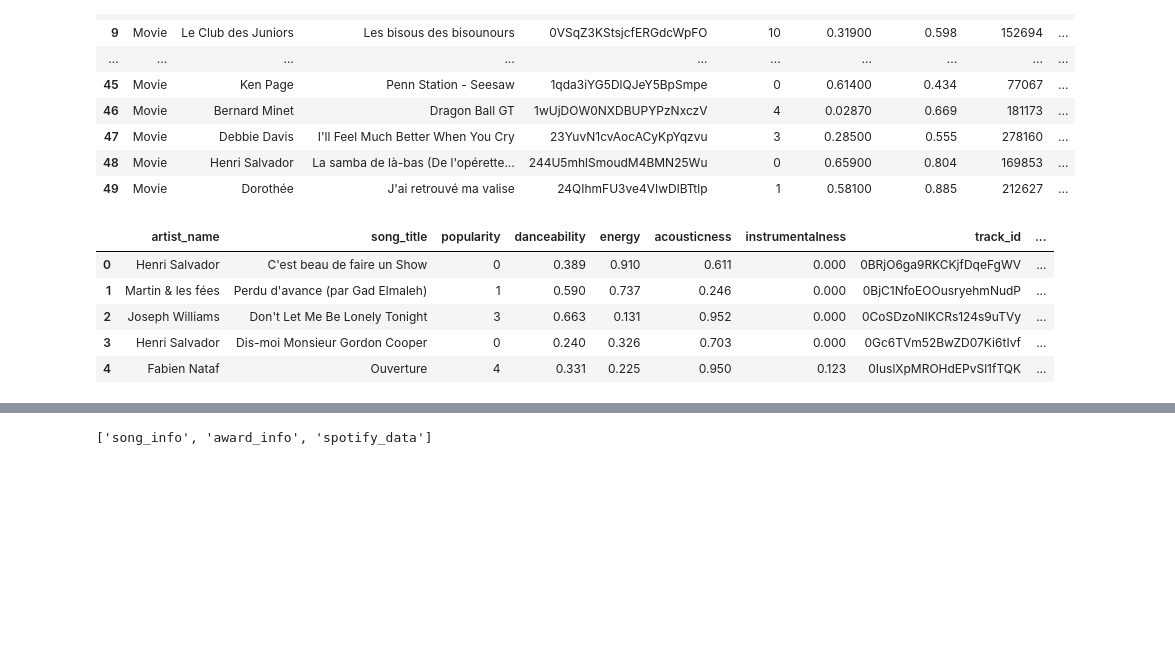
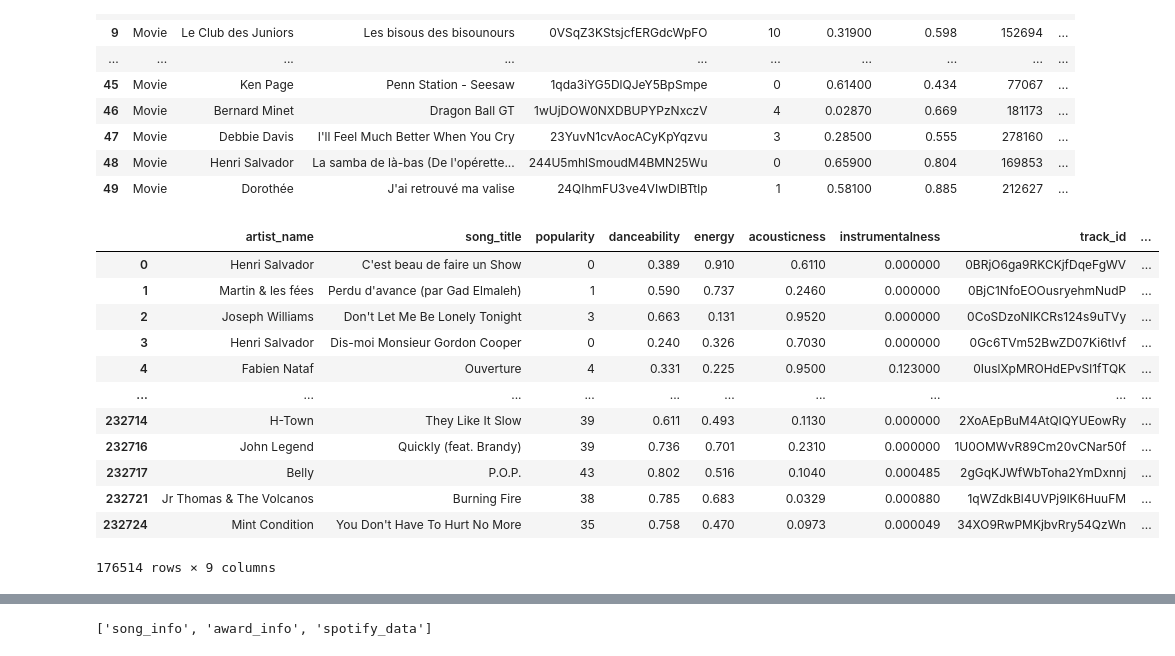
Before and after one commit to capnrick/ETL-Group-7, a Jupyter notebook: ETL _project.ipynb, the cells around one changed output, grey strips where cells are left out. Drawn from its saved outputs; the diff is of its cells as text; code cells hidden in the pictures; blank space fills up the shorter version.

```diff
--- a/ETL _project.ipynb
+++ b/ETL _project.ipynb
@@ -116,16 +117,25 @@ spotify_data_df.head(50)
 # %%
 spotify_columns = ["artist_name", "track_name", "popularity", "danceability", "energy", "acousticness", "instrumentalness", "track_id", "key"]
 spotify_data = spotify_data_df[spotify_columns].copy()
 
-spotify_df = spotify_data.rename(columns={"track_name": "song_title"})
+spotify_df = spotify_data.drop_duplicates(subset=["track_name", "artist_name"])
+
+spotify_df = spotify_df.rename(columns={"track_name": "song_title"})
 
 
 
-spotify_df.head()
+spotify_df
 # %% [output]
 |  | artist_name | song_title | popularity | danceability | energy | acousticness | instrumentalness | track_id | ... |
-| 0 | Henri Salvador | C'est beau de faire un Show | 0 | 0.389 | 0.910 | 0.611 | 0.000 | 0BRjO6ga9RKCKjfDqeFgWV | ... |
-| 1 | Martin & les fées | Perdu d'avance (par Gad Elmaleh) | 1 | 0.590 | 0.737 | 0.246 | 0.000 | 0BjC1NfoEOOusryehmNudP | ... |
-| 2 | Joseph Williams | Don't Let Me Be Lonely Tonight | 3 | 0.663 | 0.131 | 0.952 | 0.000 | 0CoSDzoNIKCRs124s9uTVy | ... |
-| 3 | Henri Salvador | Dis-moi Monsieur Gordon Cooper | 0 | 0.240 | 0.326 | 0.703 | 0.000 | 0Gc6TVm52BwZD07Ki6tIvf | ... |
-| 4 | Fabien Nataf | Ouverture | 4 | 0.331 | 0.225 | 0.950 | 0.123 | 0IuslXpMROHdEPvSl1fTQK | ... |
+| 0 | Henri Salvador | C'est beau de faire un Show | 0 | 0.389 | 0.910 | 0.6110 | 0.000000 | 0BRjO6ga9RKCKjfDqeFgWV | ... |
+| 1 | Martin & les fées | Perdu d'avance (par Gad Elmaleh) | 1 | 0.590 | 0.737 | 0.2460 | 0.000000 | 0BjC1NfoEOOusryehmNudP | ... |
+| 2 | Joseph Williams | Don't Let Me Be Lonely Tonight | 3 | 0.663 | 0.131 | 0.9520 | 0.000000 | 0CoSDzoNIKCRs124s9uTVy | ... |
+| 3 | Henri Salvador | Dis-moi Monsieur Gordon Cooper | 0 | 0.240 | 0.326 | 0.7030 | 0.000000 | 0Gc6TVm52BwZD07Ki6tIvf | ... |
+| 4 | Fabien Nataf | Ouverture | 4 | 0.331 | 0.225 | 0.9500 | 0.123000 | 0IuslXpMROHdEPvSl1fTQK | ... |
+| ... | ... | ... | ... | ... | ... | ... | ... | ... | ... |
+| 232714 | H-Town | They Like It Slow | 39 | 0.611 | 0.493 | 0.1130 | 0.000000 | 2XoAEpBuM4AtQIQYUEowRy | ... |
+| 232716 | John Legend | Quickly (feat. Brandy) | 39 | 0.736 | 0.701 | 0.2310 | 0.000000 | 1U0OMWvR89Cm20vCNar50f | ... |
+| 232717 | Belly | P.O.P. | 43 | 0.802 | 0.516 | 0.1040 | 0.000485 | 2gGqKJWfWbToha2YmDxnnj | ... |
+| 232721 | Jr Thomas & The Volcanos | Burning Fire | 38 | 0.785 | 0.683 | 0.0329 | 0.000880 | 1qWZdkBl4UVPj9lK6HuuFM | ... |
+| 232724 | Mint Condition | You Don't Have To Hurt No More | 35 | 0.758 | 0.470 | 0.0973 | 0.000049 | 34XO9RwPMKjbvRry54QzWn | ... |
+176514 rows × 9 columns
```
Also changed, not shown: parts of 10 cells of this notebook, 1 other file.
